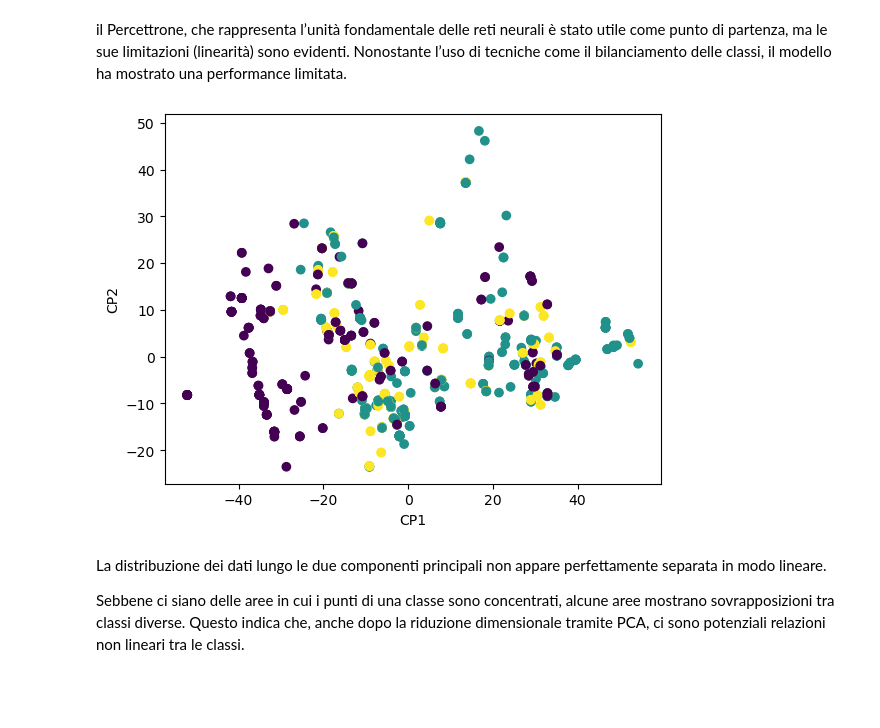
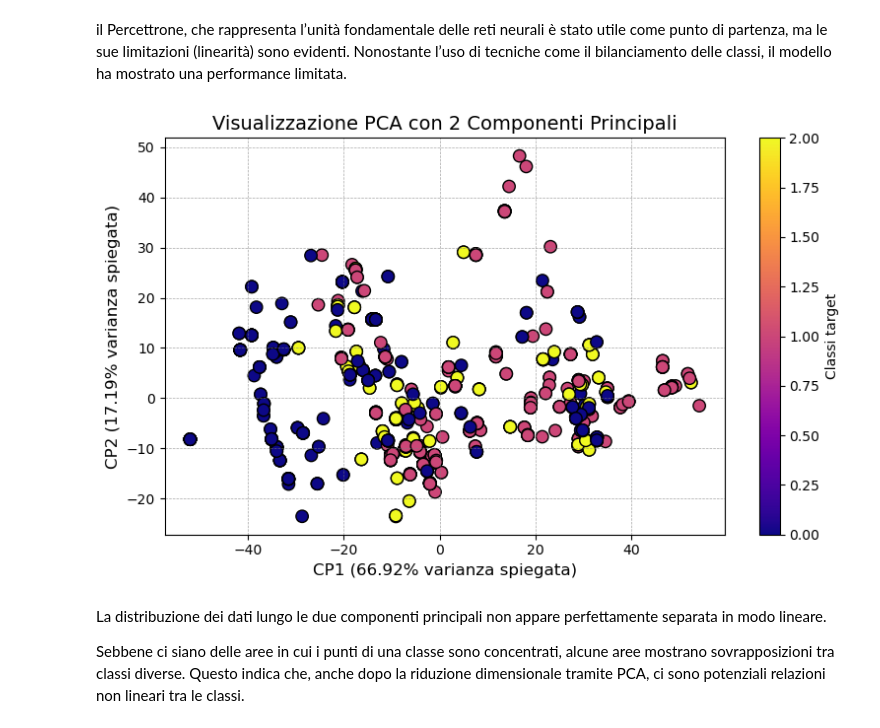
Before and after one commit to danlerr/Fondamenti-del-machine-learning, a Jupyter notebook: step4Percett.ipynb, the cells around one changed output. Drawn from its saved outputs; the diff is of its cells as text; code cells hidden in the pictures; blank space fills up the shorter version.

```diff
--- a/step4Percett.ipynb
+++ b/step4Percett.ipynb
@@ -117,15 +118,20 @@ il Percettrone, che rappresenta l’unità fondamentale delle reti neurali è st
 # %%
 # Riduzione della dimensionalità a 2 componenti principali
 pca = PCA(n_components=2)
 X_pca = pca.fit_transform(X)
+explained_var = pca.explained_variance_ratio_
 
-# Visualizzazione dei dati ridotti in 2D
-plt.scatter(X_pca[:, 0], X_pca[:, 1], c=y, cmap='viridis')
-plt.xlabel('CP1')
-plt.ylabel('CP2')
+plt.figure(figsize=(8, 5))
+scatter = plt.scatter(X_pca[:, 0], X_pca[:, 1], c=y, cmap='plasma', edgecolor='k', s=80)
+plt.colorbar(scatter, label="Classi target")
+plt.title('Visualizzazione PCA con 2 Componenti Principali', fontsize=14)
+plt.xlabel(f'CP1 ({explained_var[0]*100:.2f}% varianza spiegata)', fontsize=12)
+plt.ylabel(f'CP2 ({explained_var[1]*100:.2f}% varianza spiegata)', fontsize=12)
+plt.grid(color='gray', linestyle='--', linewidth=0.5, alpha=0.7)
+plt.tight_layout()
 plt.show()
 # %% [output]
-[figure, old version]
+[figure, new version]
 # %% [markdown]
 La distribuzione dei dati lungo le due componenti principali non appare perfettamente separata in modo lineare.
 
```
Also changed, not shown: parts of 19 cells of this notebook.
